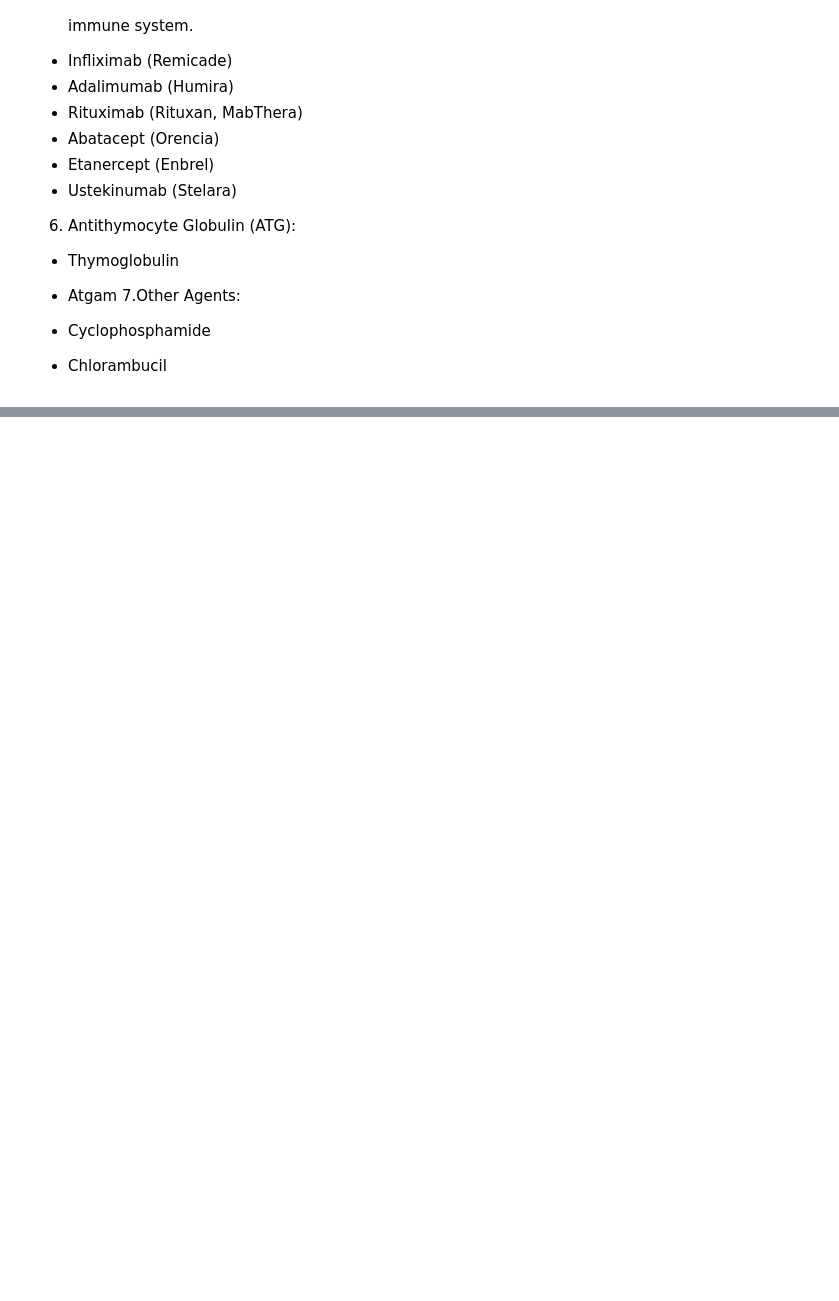
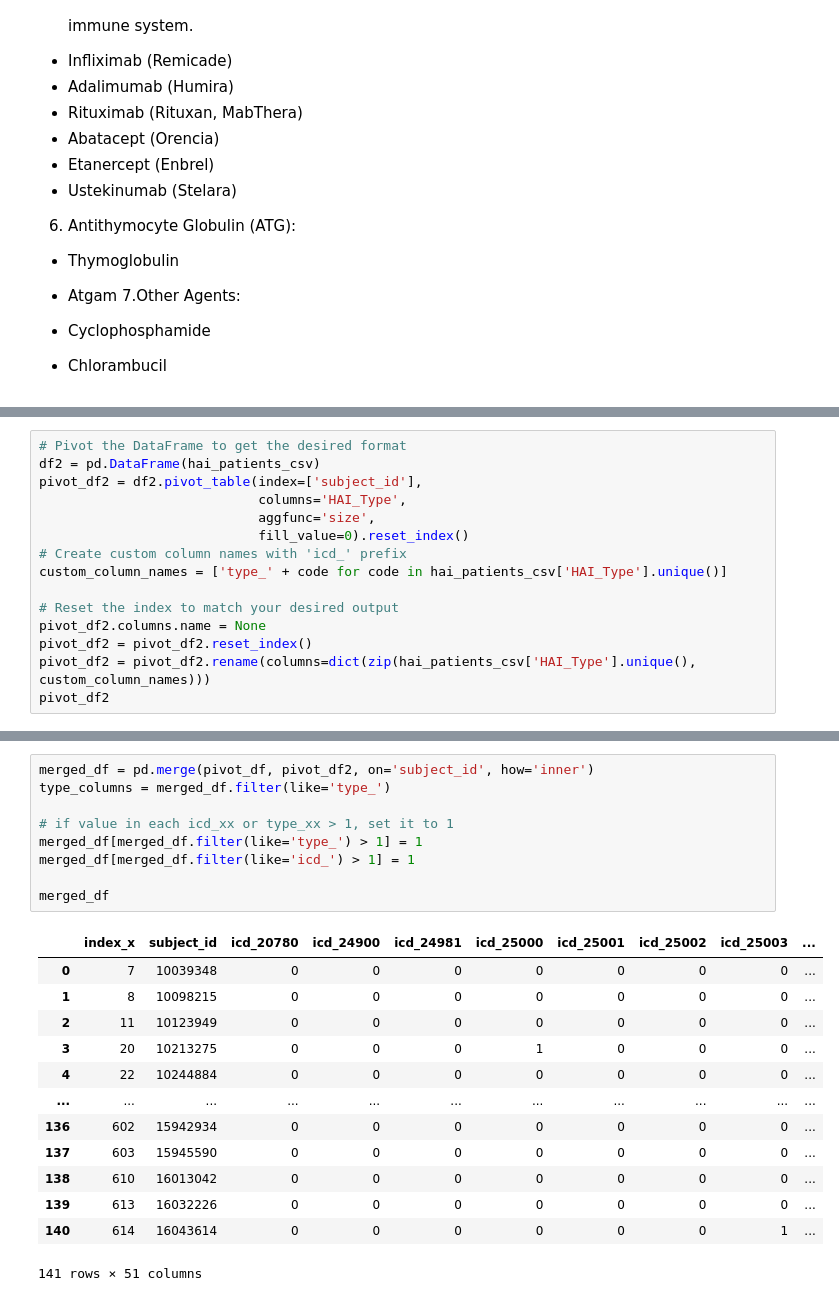
Before and after one commit to wdemichele/COMP90089-VAP-Diagnosis, a Jupyter notebook: HAI_Basic_Info.ipynb, the cells around one changed output, grey strips where cells are left out. Drawn from its saved outputs; the diff is of its cells as text; blank space fills up the shorter version.

```diff
--- a/HAI_Basic_Info.ipynb
+++ b/HAI_Basic_Info.ipynb
@@ -378,0 +587,15 @@ run_query(patients_with_los)
+# %%
+# Pivot the DataFrame to get the desired format
+df2 = pd.DataFrame(hai_patients_csv)
+pivot_df2 = df2.pivot_table(index=['subject_id'],
+                            columns='HAI_Type',
+                            aggfunc='size',
+                            fill_value=0).reset_index()
+# Create custom column names with 'icd_' prefix
+custom_column_names = ['type_' + code for code in hai_patients_csv['HAI_Type'].unique()]
+
+# Reset the index to match your desired output
+pivot_df2.columns.name = None
+pivot_df2 = pivot_df2.reset_index()
+pivot_df2 = pivot_df2.rename(columns=dict(zip(hai_patients_csv['HAI_Type'].unique(), custom_column_names)))
+pivot_df2
@@ -378,0 +616,23 @@ run_query(patients_with_los)
+# %%
+merged_df = pd.merge(pivot_df, pivot_df2, on='subject_id', how='inner')
+type_columns = merged_df.filter(like='type_')
+
+# if value in each icd_xx or type_xx > 1, set it to 1
+merged_df[merged_df.filter(like='type_') > 1] = 1
+merged_df[merged_df.filter(like='icd_') > 1] = 1
+
+merged_df
+# %% [output]
+|  | index_x | subject_id | icd_20780 | icd_24900 | icd_24981 | icd_25000 | icd_25001 | icd_25002 | icd_25003 | ... |
+| 0 | 7 | 10039348 | 0 | 0 | 0 | 0 | 0 | 0 | 0 | ... |
+| 1 | 8 | 10098215 | 0 | 0 | 0 | 0 | 0 | 0 | 0 | ... |
+| 2 | 11 | 10123949 | 0 | 0 | 0 | 0 | 0 | 0 | 0 | ... |
+| 3 | 20 | 10213275 | 0 | 0 | 0 | 1 | 0 | 0 | 0 | ... |
+| 4 | 22 | 10244884 | 0 | 0 | 0 | 0 | 0 | 0 | 0 | ... |
+| ... | ... | ... | ... | ... | ... | ... | ... | ... | ... | ... |
+| 136 | 602 | 15942934 | 0 | 0 | 0 | 0 | 0 | 0 | 0 | ... |
+| 137 | 603 | 15945590 | 0 | 0 | 0 | 0 | 0 | 0 | 0 | ... |
+| 138 | 610 | 16013042 | 0 | 0 | 0 | 0 | 0 | 0 | 0 | ... |
+| 139 | 613 | 16032226 | 0 | 0 | 0 | 0 | 0 | 0 | 0 | ... |
+| 140 | 614 | 16043614 | 0 | 0 | 0 | 0 | 0 | 0 | 1 | ... |
+141 rows × 51 columns
```
Also changed, not shown: parts of 52 cells of this notebook.
